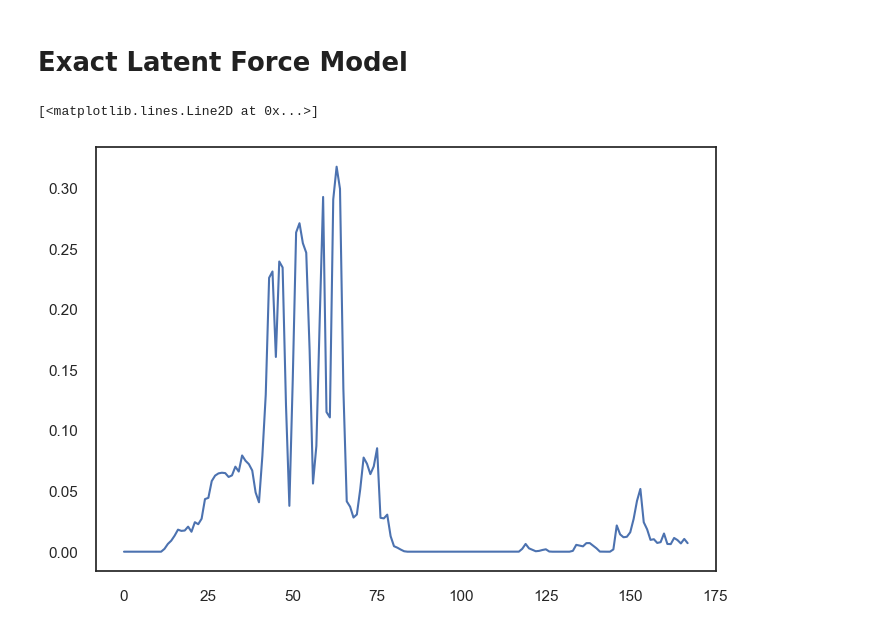
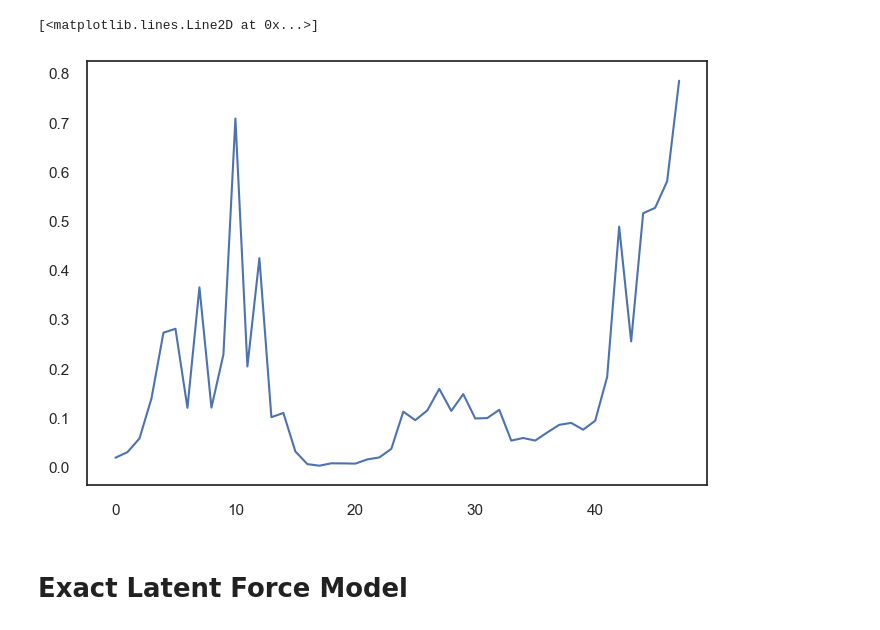
Before and after one commit to eirikbaekkelund/Dissertation, a Jupyter notebook: examples/exact_lfm.ipynb, the cells around one changed output. Drawn from its saved outputs; the diff is of its cells as text; code cells hidden in the pictures.

```diff
--- a/examples/exact_lfm.ipynb
+++ b/examples/exact_lfm.ipynb
@@ -55,8 +56,13 @@ Pv shape after minute interval:  (133711, 15)
+# %%
+interval = 5
+
+x_obs = x_train[::interval]
+# add noise to observations
+y_obs = y_train[::interval, 0]
+
+plt.plot(y_obs)
+# %% [output]
+[<matplotlib.lines.Line2D at 0x...>]
+[figure, added]
 # %% [markdown]
 # Exact Latent Force Model
-# %%
-from matplotlib import pyplot as plt
-plt.plot(x_train[:,0], y_train[:,0])
-# %% [output]
-[<matplotlib.lines.Line2D at 0x...>]
-[figure, removed]
```
Also changed, not shown: parts of 11 cells of this notebook, 10 other files.
